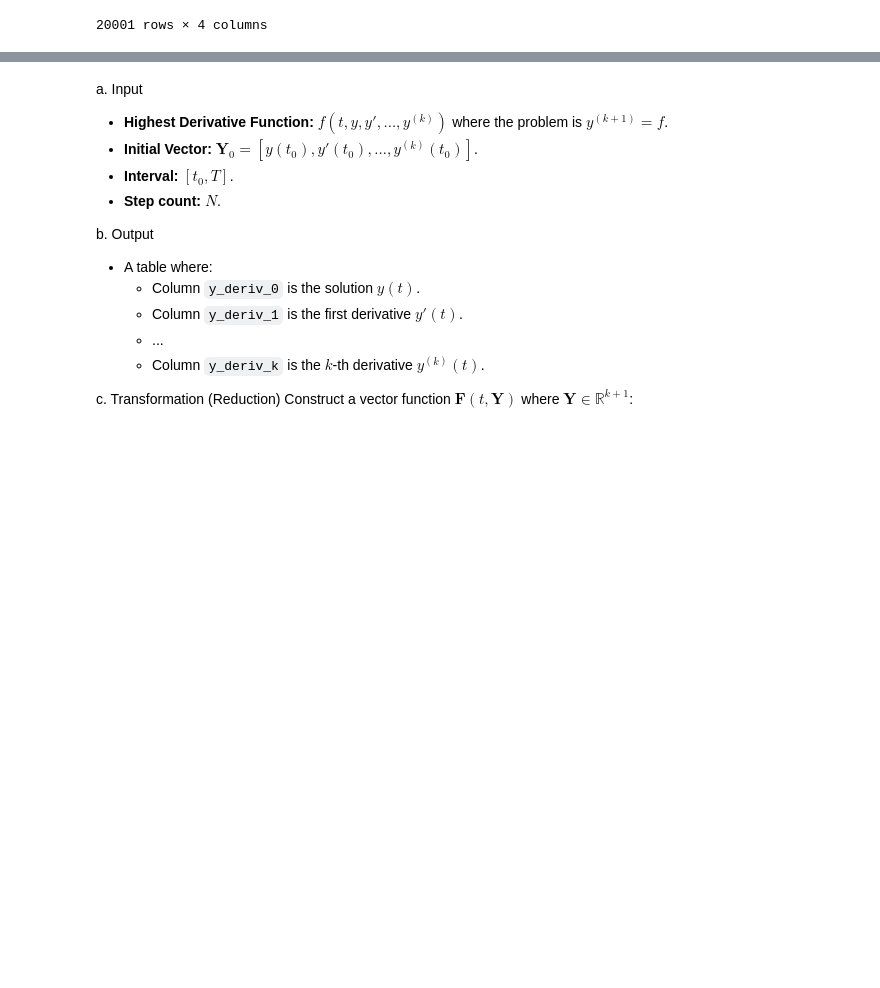
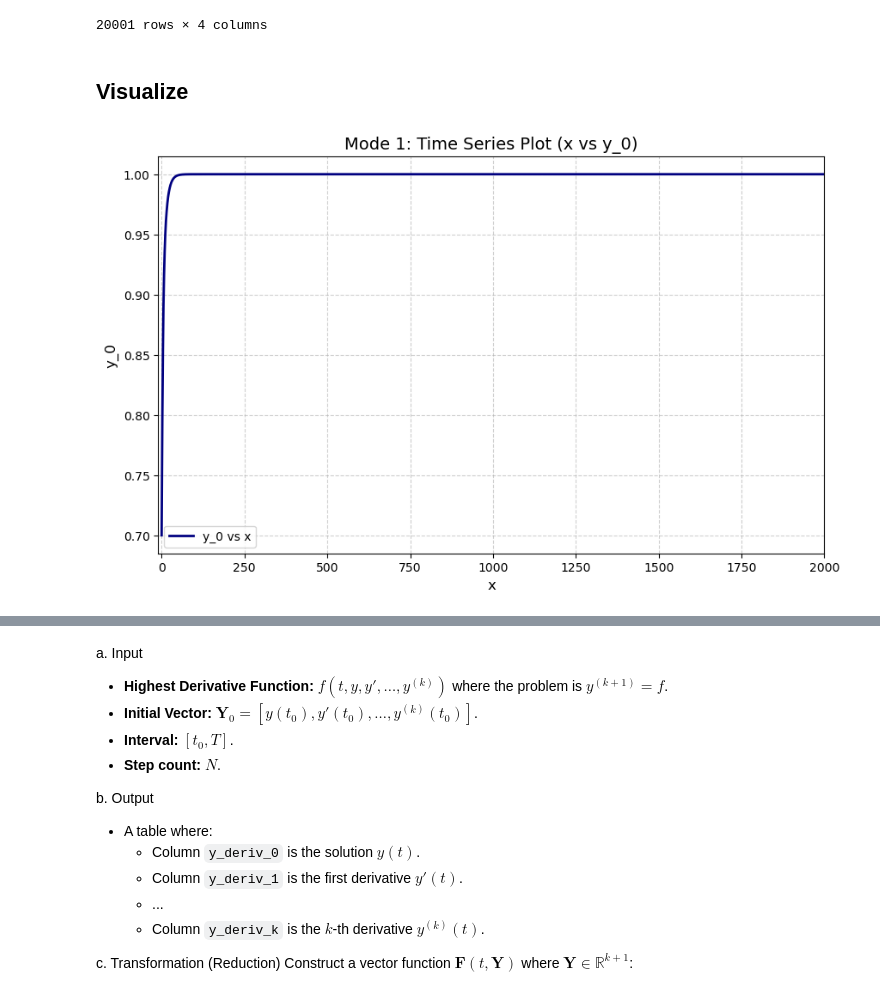
Before and after one commit to k1m1nonawa4869/FaMI304x-Numerical-Analysis, a Jupyter notebook: Week8-Differential/pp1a_CauchyEuler.ipynb, the cells around one changed output, grey strips where cells are left out. Drawn from its saved outputs; the diff is of its cells as text; code cells hidden in the pictures; blank space fills up the shorter version.

Commit message:
test plot

```diff
--- a/Week8-Differential/pp1a_CauchyEuler.ipynb
+++ b/Week8-Differential/pp1a_CauchyEuler.ipynb
@@ -148,3 +149,52 @@ Iterating System...
 | 19999 | 19999 | 1999.9 | 1.000000 | 1.731533e-88 |
 | 20000 | 20000 | 2000.0 | 1.000000 | 1.714217e-88 |
 20001 rows × 4 columns
+# %% [markdown]
+## Visualize
+# %%
+def plot_solver_result(df, mode, col1='x', col2='y_0', output_file='plot.png'):
+    """
+    Visualizes the solver output.
+
+    Parameters:
+    df : pd.DataFrame
+        The solution table.
+    mode : int
+        1 for Time Series (x vs y).
+        2 for Phase Plot (y_i vs y_j).
+    col1 : str
+        Name of the column for the X-axis.
+    col2 : str
+        Name of the column for the Y-axis.
+    output_file : str
+        Filename to save the image.
+    """
+    plt.figure(figsize=(10, 6))
+
+    # Plot Logic
+    plt.plot(df[col1], df[col2], label=f'{col2} vs {col1}', color='navy', linewidth=2)
+
+    # Formatting
+    plt.grid(True, linestyle='--', alpha=0.6)
+    plt.xlabel(col1, fontsize=12)
+    plt.ylabel(col2, fontsize=12)
+    plt.legend()
+
+    if mode == 1:
+        # Set the axis limits manually
+        plt.xlim(-10, 2000)       # Set x-axis range from 0 to 8
+        #plt.ylim(-1.2, 1.2)  # Set y-axis range from -1.2 to 1.2
+
+        plt.title(f"Mode 1: Time Series Plot ({col1} vs {col2})", fontsize=14)
+
+    elif mode == 2:
+        # Set the axis limits manually
+        #plt.xlim(-10, 250)       # Set x-axis range from 0 to 8
+        #plt.ylim(-1.2, 1.2)  # Set y-axis range from -1.2 to 1.2
+
+        plt.title(f"Mode 2: Phase Plane Plot ({col1} vs {col2})", fontsize=14)
+# %%
+# 2. Plot Mode 1: x vs y_0 (Time vs Position)
+plot_solver_result(df_system, mode=1, col1='x', col2='y_0')
+# %% [output]
+[figure, added]
```
Also changed, not shown: parts of 5 cells of this notebook, 2 other files.
